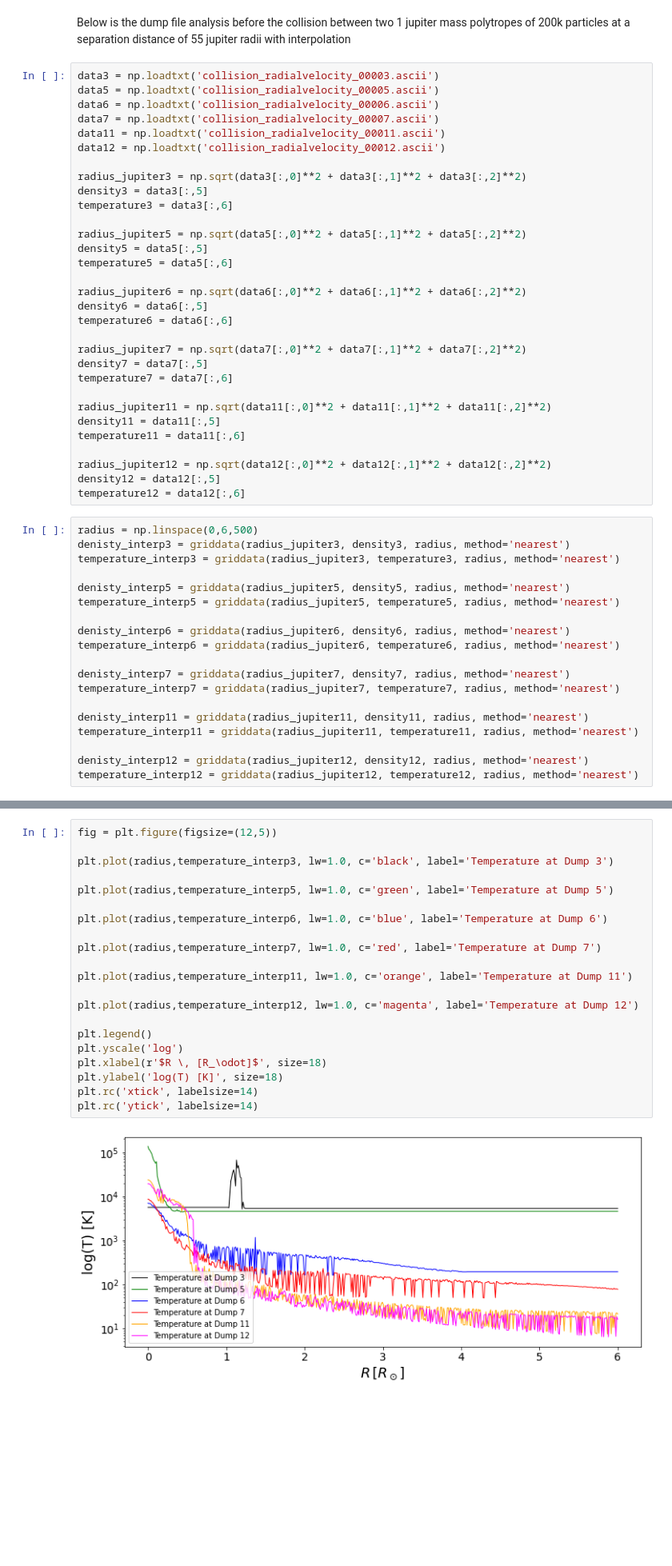
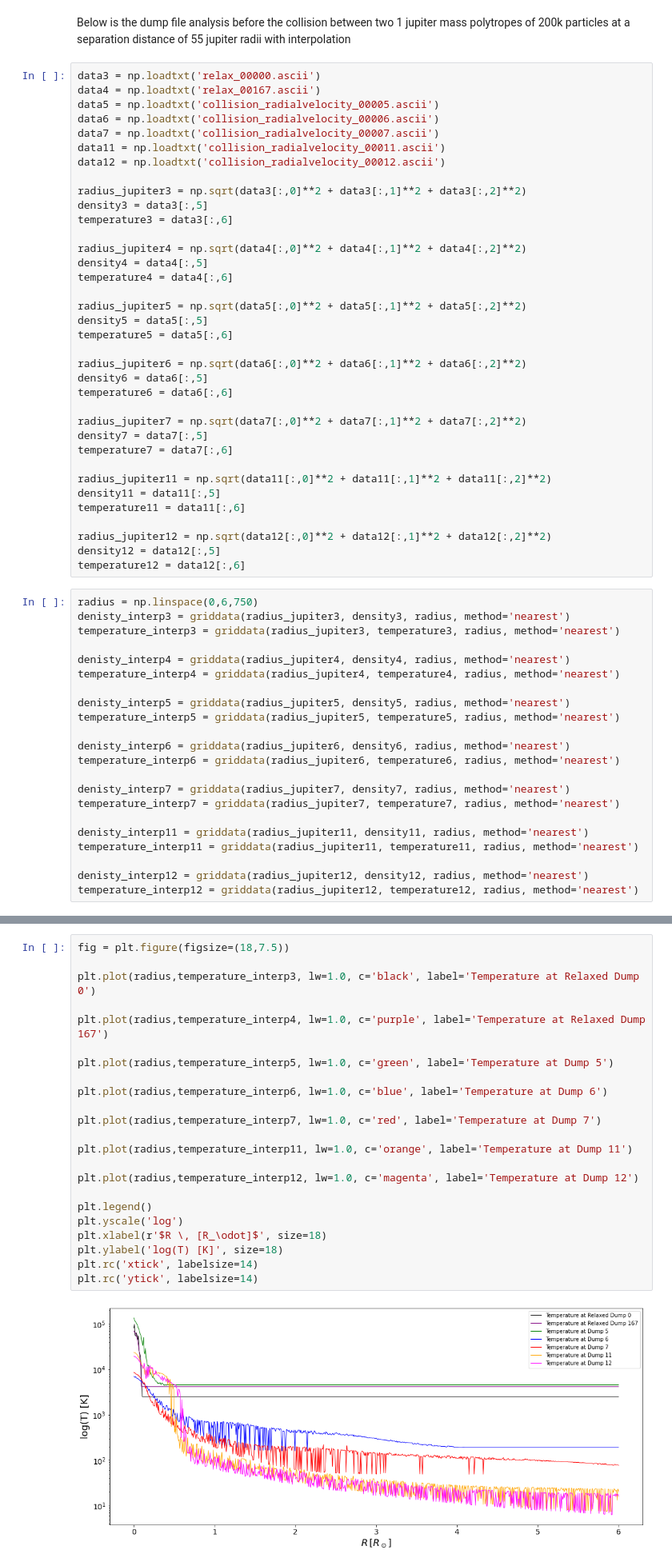
Before and after one commit to SudatKhan/ureca_repo, a Jupyter notebook: new_collision_analysis.ipynb, the cells around one changed output, grey strips where cells are left out. Shown at 80% size. Drawn from its saved outputs; the diff is of its cells as text; blank space fills up the shorter version.

```diff
--- a/new_collision_analysis.ipynb
+++ b/new_collision_analysis.ipynb
@@ -7,7 +7,8 @@ from scipy.interpolate import griddata
 # %% [markdown]
 Below is the dump file analysis before the collision between two 1 jupiter mass polytropes of 200k particles at a separation distance of 55 jupiter radii with interpolation
 # %%
-data3 = np.loadtxt('collision_radialvelocity_00003.ascii')
+data3 = np.loadtxt('relax_00000.ascii')
+data4 = np.loadtxt('relax_00167.ascii')
 data5 = np.loadtxt('collision_radialvelocity_00005.ascii')
 data6 = np.loadtxt('collision_radialvelocity_00006.ascii')
 data7 = np.loadtxt('collision_radialvelocity_00007.ascii')
@@ -17,6 +18,10 @@ data12 = np.loadtxt('collision_radialvelocity_00012.ascii')
 radius_jupiter3 = np.sqrt(data3[:,0]**2 + data3[:,1]**2 + data3[:,2]**2)
 density3 = data3[:,5]
 temperature3 = data3[:,6]
+
+radius_jupiter4 = np.sqrt(data4[:,0]**2 + data4[:,1]**2 + data4[:,2]**2)
+density4 = data4[:,5]
+temperature4 = data4[:,6]
 
 radius_jupiter5 = np.sqrt(data5[:,0]**2 + data5[:,1]**2 + data5[:,2]**2)
 density5 = data5[:,5]
@@ -38,9 +43,12 @@ radius_jupiter12 = np.sqrt(data12[:,0]**2 + data12[:,1]**2 + data12[:,2]**2)
 density12 = data12[:,5]
 temperature12 = data12[:,6]
 # %%
-radius = np.linspace(0,6,500)
+radius = np.linspace(0,6,750)
 denisty_interp3 = griddata(radius_jupiter3, density3, radius, method='nearest')
 temperature_interp3 = griddata(radius_jupiter3, temperature3, radius, method='nearest')
+
+denisty_interp4 = griddata(radius_jupiter4, density4, radius, method='nearest')
+temperature_interp4 = griddata(radius_jupiter4, temperature4, radius, method='nearest')
 
 denisty_interp5 = griddata(radius_jupiter5, density5, radius, method='nearest')
 temperature_interp5 = griddata(radius_jupiter5, temperature5, radius, method='nearest')
@@ -82,23 +92,25 @@ plt.rc('ytick', labelsize=14)
 # %%
-fig = plt.figure(figsize=(12,5))
+fig = plt.figure(figsize=(18,7.5))
 
-plt.plot(radius,temperature_interp3, lw=1.0, c='black', label='Temperature at Dump 3')
+plt.plot(radius,temperature_interp3, lw=1.0, c='black', label='Temperature at Relaxed Dump 0')
+
+plt.plot(radius,temperature_interp4, lw=1.0, c='purple', label='Temperature at Relaxed Dump 167')
 
 plt.plot(radius,temperature_interp5, lw=1.0, c='green', label='Temperature at Dump 5')
 
 plt.plot(radius,temperature_interp6, lw=1.0, c='blue', label='Temperature at Dump 6')
 
 plt.plot(radius,temperature_interp7, lw=1.0, c='red', label='Temperature at Dump 7')
 
 plt.plot(radius,temperature_interp11, lw=1.0, c='orange', label='Temperature at Dump 11')
 
 plt.plot(radius,temperature_interp12, lw=1.0, c='magenta', label='Temperature at Dump 12')
 
 plt.legend()
 plt.yscale('log')
 plt.xlabel(r'$R \, [R_\odot]$', size=18)
 plt.ylabel('log(T) [K]', size=18)
 plt.rc('xtick', labelsize=14)
 plt.rc('ytick', labelsize=14)
 # %% [output]
-[figure, old version]
+[figure, new version]
```
Also changed, not shown: parts of 1 cell of this notebook.
